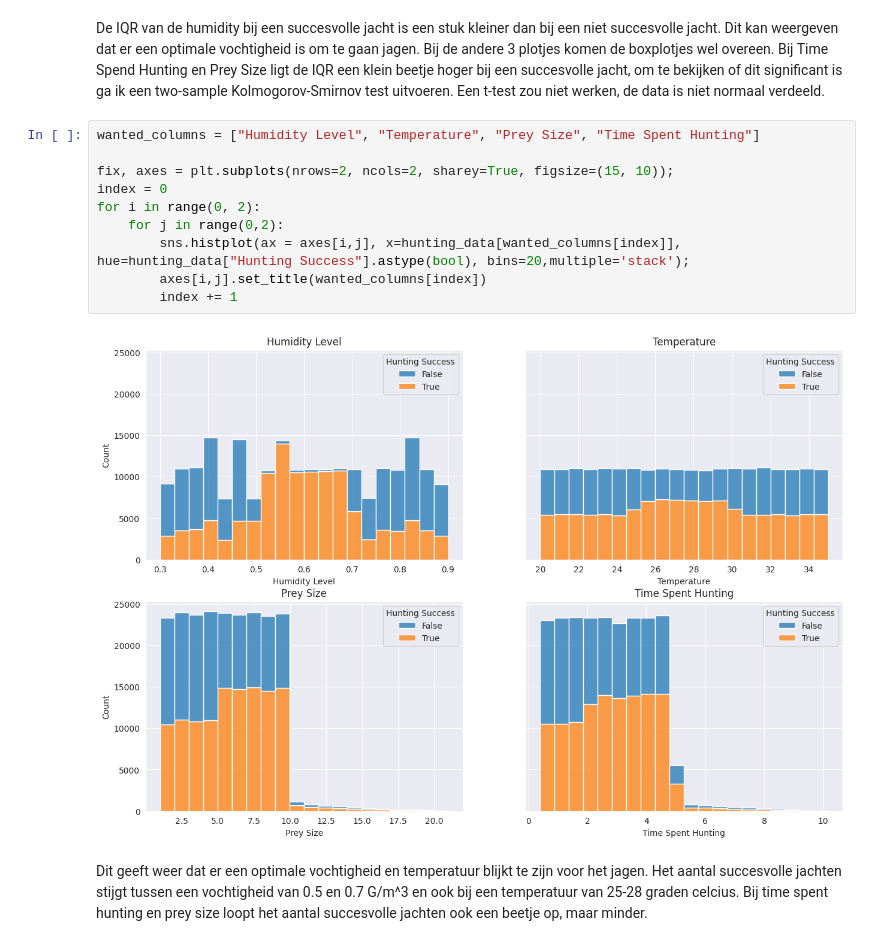
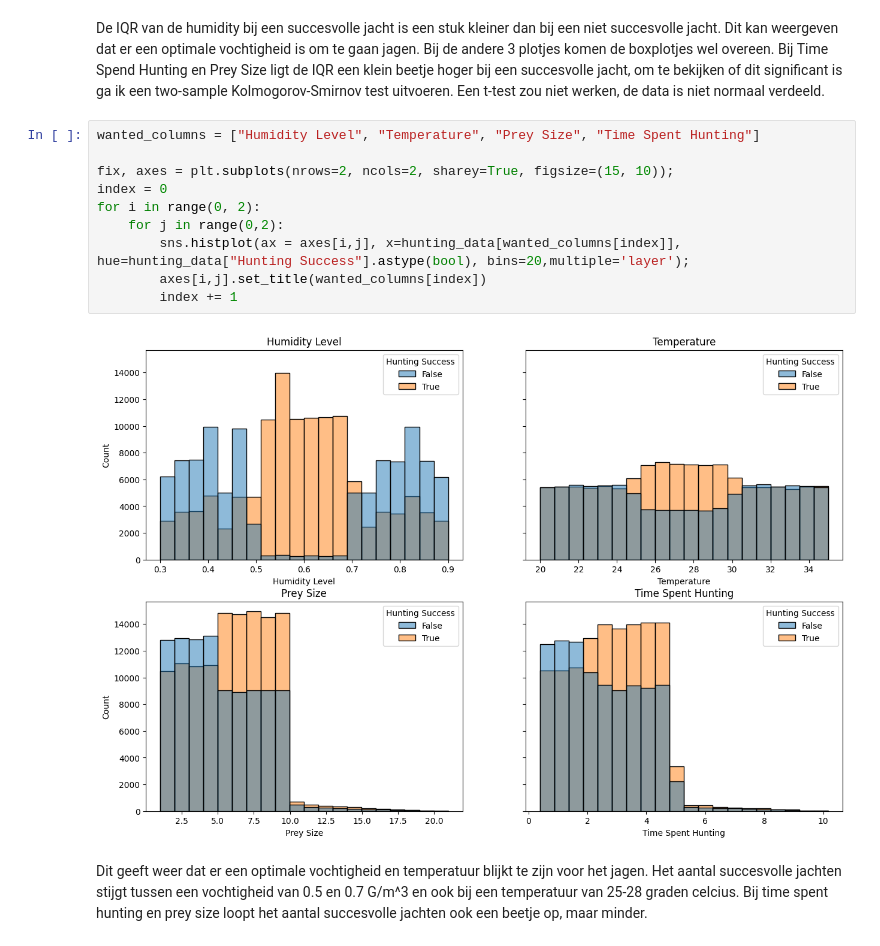
Before and after one commit to RamonReilman/hunting_mantis_ml, a Jupyter notebook: EDA.ipynb, the cells around one changed output. Drawn from its saved outputs; the diff is of its cells as text.

```diff
--- a/EDA.ipynb
+++ b/EDA.ipynb
@@ -143,15 +147,15 @@ Bij de andere 3 plotjes komen de boxplotjes wel overeen. Bij Time Spend Hunting
 # %%
 wanted_columns = ["Humidity Level", "Temperature", "Prey Size", "Time Spent Hunting"]
 
 fix, axes = plt.subplots(nrows=2, ncols=2, sharey=True, figsize=(15, 10));
 index = 0
 for i in range(0, 2):
     for j in range(0,2):
-        sns.histplot(ax = axes[i,j], x=hunting_data[wanted_columns[index]], hue=hunting_data["Hunting Success"].astype(bool), bins=20,multiple='stack');
+        sns.histplot(ax = axes[i,j], x=hunting_data[wanted_columns[index]], hue=hunting_data["Hunting Success"].astype(bool), bins=20,multiple='layer');
         axes[i,j].set_title(wanted_columns[index])
         index += 1
 # %% [output]
-[figure, old version]
+[figure, new version]
 # %% [markdown]
 Dit geeft weer dat er een optimale vochtigheid en temperatuur blijkt te zijn voor het jagen. Het aantal succesvolle jachten stijgt tussen een vochtigheid van 0.5 en 0.7 G/m^3 en ook bij een temperatuur van 25-28 graden celcius.
 Bij time spent hunting en prey size loopt het aantal succesvolle jachten ook een beetje op, maar minder.
```
Also changed, not shown: parts of 36 cells of this notebook.
